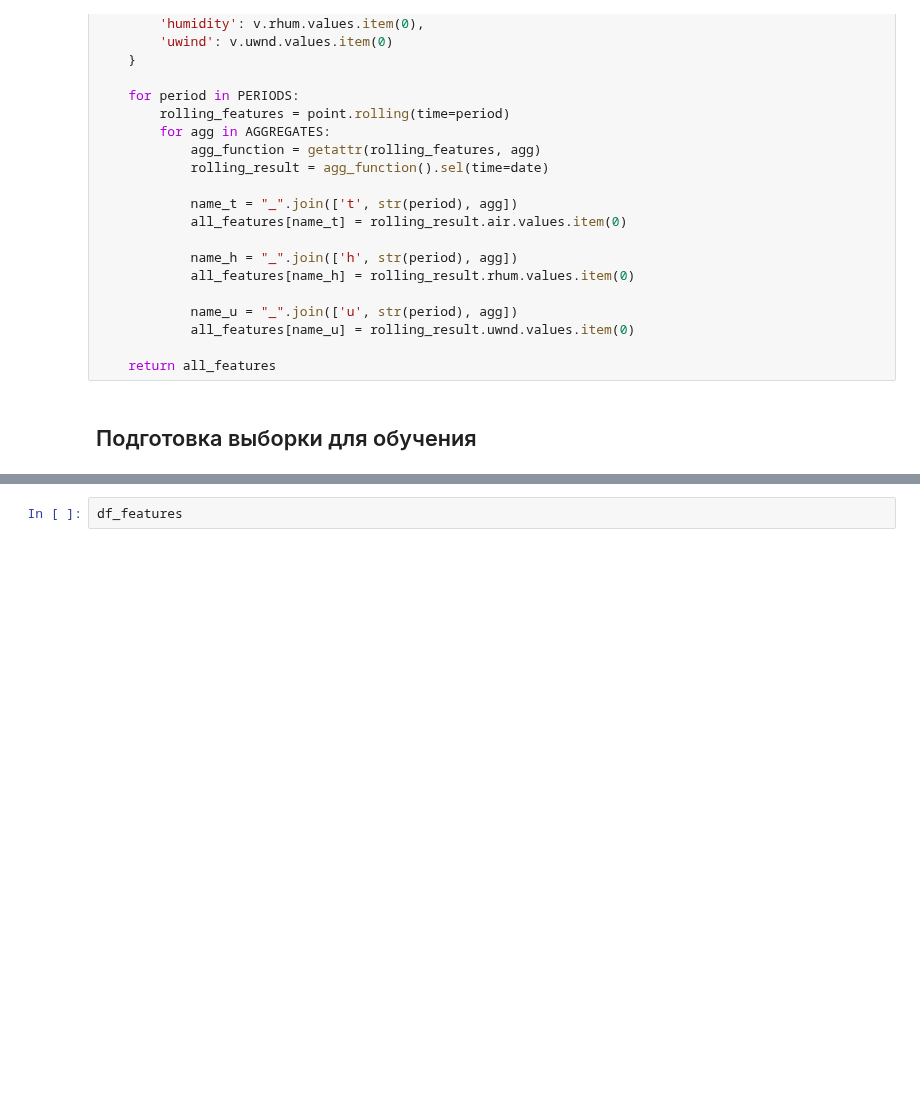
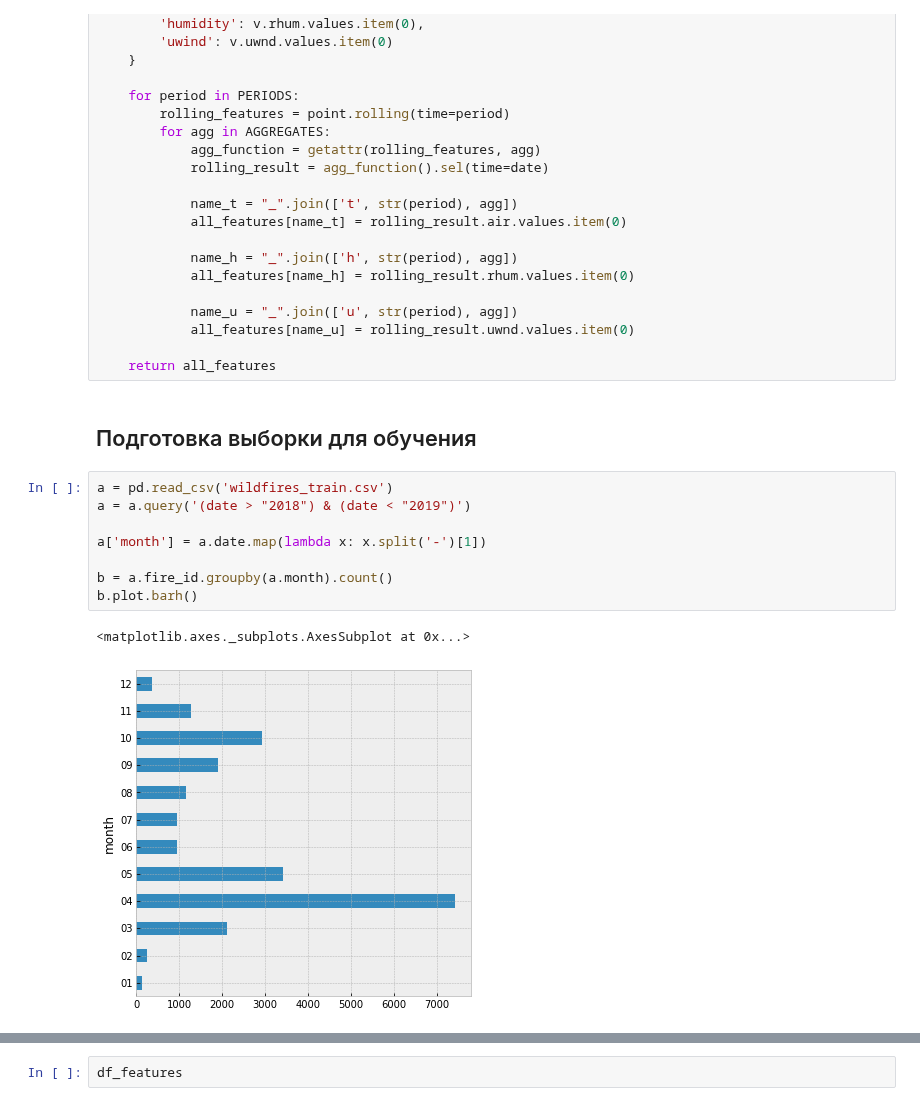
Before and after one commit to andygoosh/wildfire.sberbank.ai, a Jupyter notebook: workinprogress.ipynb, the cells around one changed output, grey strips where cells are left out. Saved outputs shown, nothing was run; the diff lists cells and outputs as text; blank space fills up the shorter version.

```diff
--- a/workinprogress.ipynb
+++ b/workinprogress.ipynb
@@ -188,3 +243,14 @@ def extract_features(row):
     return all_features
 # %% [markdown]
 ## Подготовка выборки для обучения
+# %%
+a = pd.read_csv('wildfires_train.csv')
+a = a.query('(date > "2018") & (date < "2019")')
+
+a['month'] = a.date.map(lambda x: x.split('-')[1])
+
+b = a.fire_id.groupby(a.month).count()
+b.plot.barh()
+# %% [output]
+<matplotlib.axes._subplots.AxesSubplot at 0x...>
+[figure, added]
```
Also changed, not shown: parts of 24 cells of this notebook.
